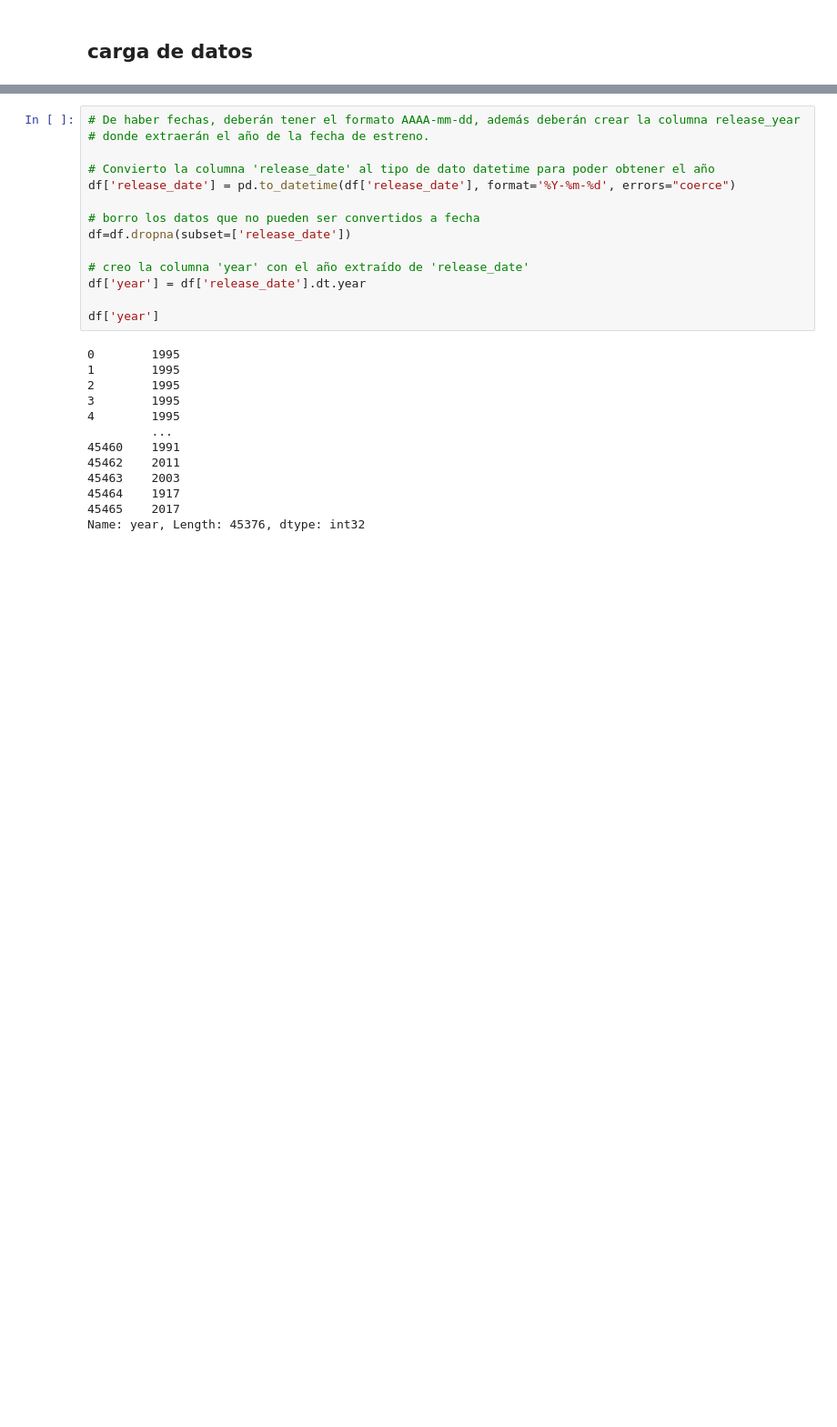
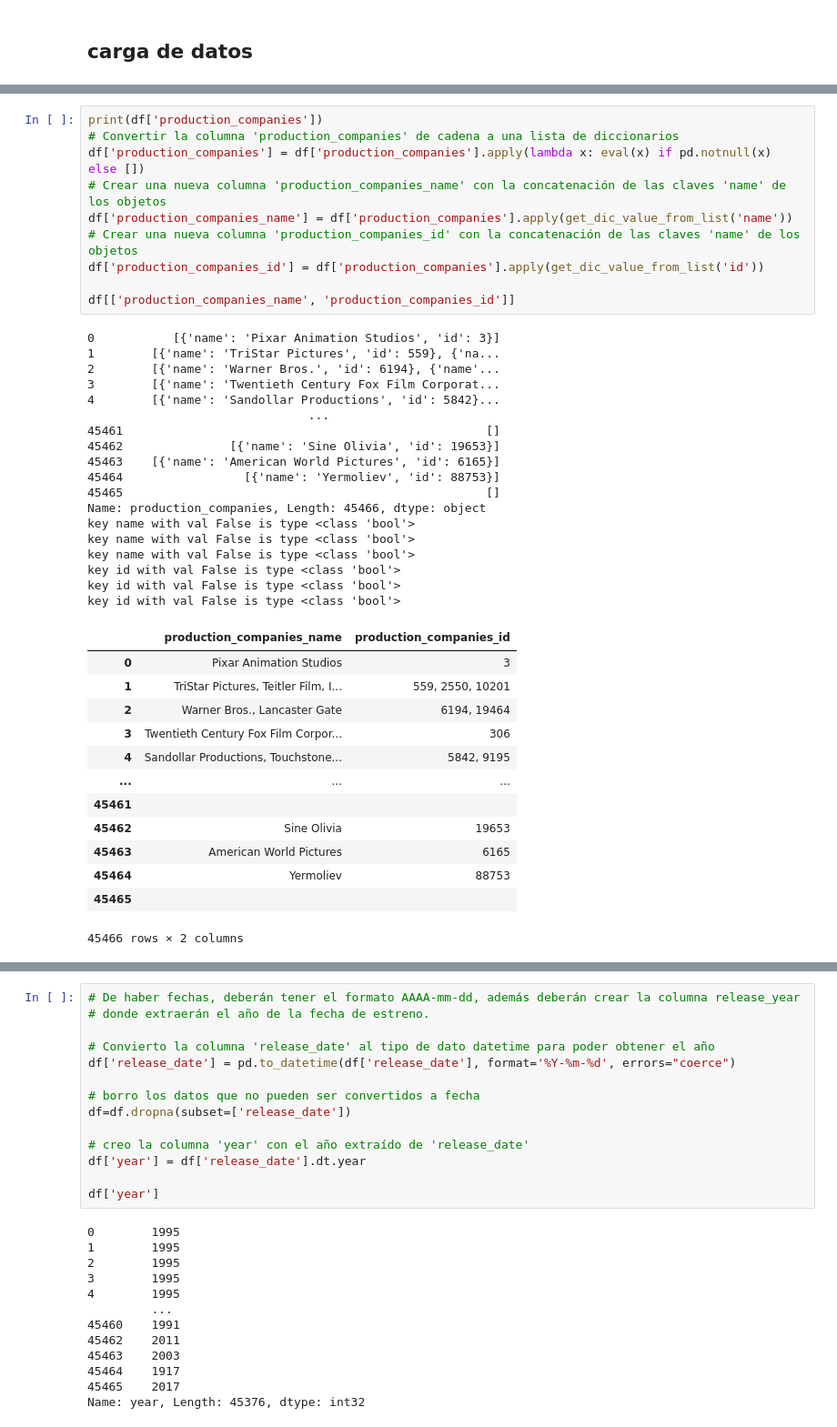
Before and after one commit to jcaviedesc/movie-recomendations, a Jupyter notebook: etl.ipynb, the cells around one changed output, grey strips where cells are left out. Shown at 91% size. Drawn from its saved outputs; the diff is of its cells as text; blank space fills up the shorter version.

```diff
--- a/etl.ipynb
+++ b/etl.ipynb
@@ -32,0 +107,42 @@ data_anidada = df[["belongs_to_collection", "production_companies"]]
+# %%
+print(df['production_companies'])
+# Convertir la columna 'production_companies' de cadena a una lista de diccionarios
+df['production_companies'] = df['production_companies'].apply(lambda x: eval(x) if pd.notnull(x) else [])
+# Crear una nueva columna 'production_companies_name' con la concatenación de las claves 'name' de los objetos
+df['production_companies_name'] = df['production_companies'].apply(get_dic_value_from_list('name'))
+# Crear una nueva columna 'production_companies_id' con la concatenación de las claves 'name' de los objetos
+df['production_companies_id'] = df['production_companies'].apply(get_dic_value_from_list('id'))
+
+df[['production_companies_name', 'production_companies_id']]
+# %% [output]
+0           [{'name': 'Pixar Animation Studios', 'id': 3}]
+1        [{'name': 'TriStar Pictures', 'id': 559}, {'na...
+2        [{'name': 'Warner Bros.', 'id': 6194}, {'name'...
+3        [{'name': 'Twentieth Century Fox Film Corporat...
+4        [{'name': 'Sandollar Productions', 'id': 5842}...
+                               ...
+45461                                                   []
+45462               [{'name': 'Sine Olivia', 'id': 19653}]
+45463    [{'name': 'American World Pictures', 'id': 6165}]
+45464                 [{'name': 'Yermoliev', 'id': 88753}]
+45465                                                   []
+Name: production_companies, Length: 45466, dtype: object
+key name with val False is type <class 'bool'>
+key name with val False is type <class 'bool'>
+key name with val False is type <class 'bool'>
+key id with val False is type <class 'bool'>
+key id with val False is type <class 'bool'>
+key id with val False is type <class 'bool'>
+|  | production_companies_name | production_companies_id |
+| 0 | Pixar Animation Studios | 3 |
+| 1 | TriStar Pictures, Teitler Film, I... | 559, 2550, 10201 |
+| 2 | Warner Bros., Lancaster Gate | 6194, 19464 |
+| 3 | Twentieth Century Fox Film Corpor... | 306 |
+| 4 | Sandollar Productions, Touchstone... | 5842, 9195 |
+| ... | ... | ... |
+| 45461 |  |  |
+| 45462 | Sine Olivia | 19653 |
+| 45463 | American World Pictures | 6165 |
+| 45464 | Yermoliev | 88753 |
+| 45465 |  |  |
+45466 rows × 2 columns
```
Also changed, not shown: parts of 14 cells of this notebook, 1 other file.
